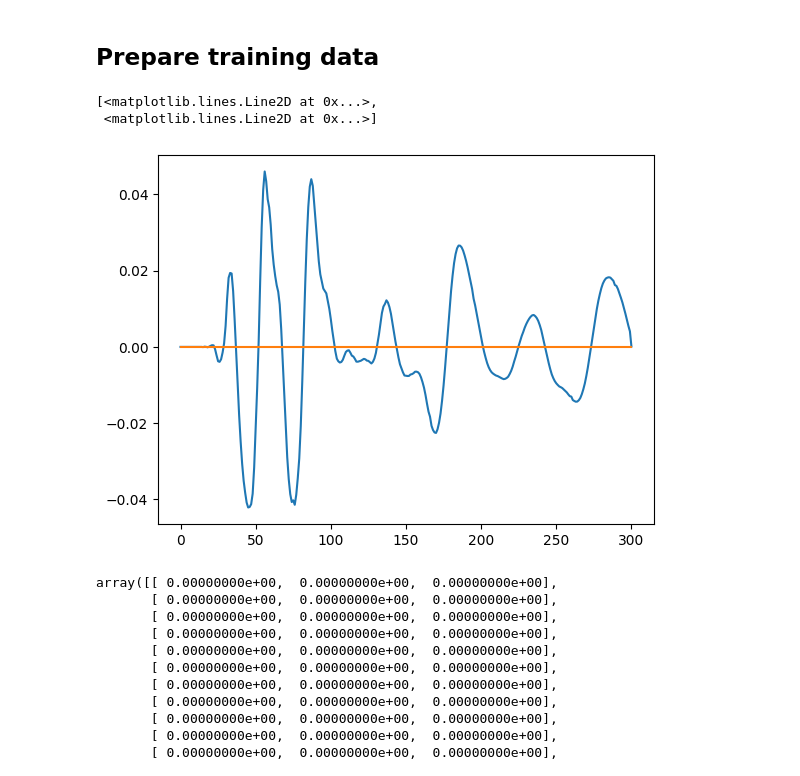
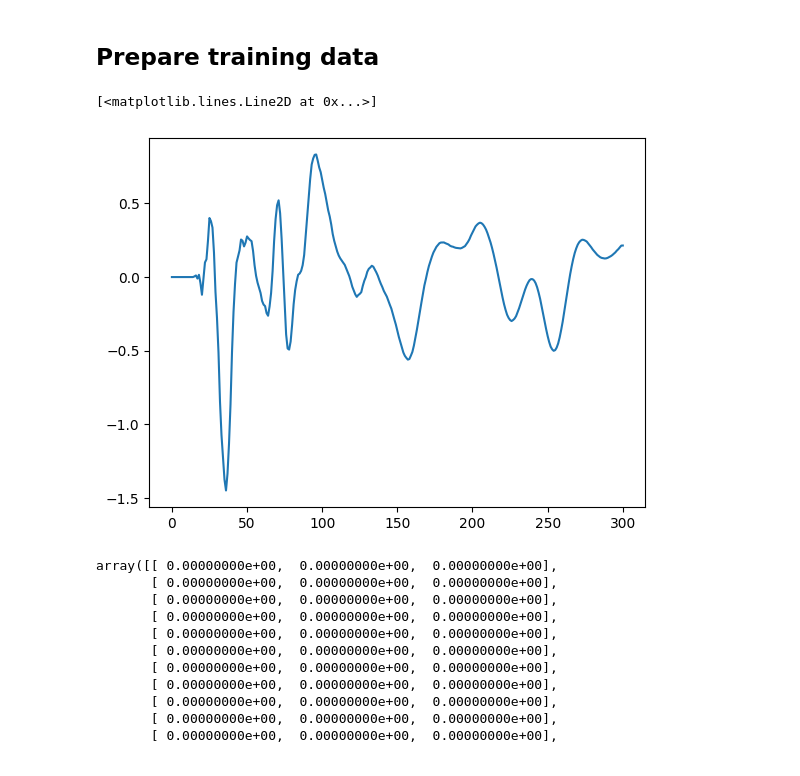
Before and after one commit to tonyhoVN/GNN_Dyna, a Jupyter notebook: temp/test_GNN.ipynb, the cells around one changed output. Cells and saved outputs as stored; diff of their text form; code cells hidden in the pictures.

```diff
--- a/temp/test_GNN.ipynb
+++ b/temp/test_GNN.ipynb
@@ -273,32 +277,31 @@ total_energy = model.results.global_total_energy.eval()
 time = np.array(model.metadata.time_freq_support.time_frequencies.data)/1000 # second unit
 delta_t = time[1:] - time[:-1]
 # %%
-node_id = [50, 51]
+node_id = [40]
 acceleration = []
 for time_ind in range(len(time)-1):
     # average (ax,ay,az) of nodes in head (ax,ay,az)
     acc_head_nodes = []
     for (id_ind, id) in enumerate(node_id):
-        acc_node_t = displacement_fc[time_ind].get_entity_data_by_id(id).squeeze()
-        acc_node_t1 = displacement_fc[time_ind+1].get_entity_data_by_id(id).squeeze()
-        acc_node = (acc_node_t1 - acc_node_t)
+        acc_node_t = velocity_fc[time_ind].get_entity_data_by_id(id).squeeze()
+        acc_node_t1 = velocity_fc[time_ind+1].get_entity_data_by_id(id).squeeze()
+        acc_node = (acc_node_t1) # mm/ms^2 unit
         # acc_node_magnitude = np.linalg.norm(acc_node)
         acc_node_magnitude = acc_node[2]
         acc_head_nodes.append(acc_node_magnitude)
 
     # acc_avg = np.linalg.norm(acc_head_nodes_avg) # mm/ms^2 unit
     # acc_avg = acc_avg/(9.8E-3) # gravity unit
     # print(acc_head_nodes)
     acceleration.append(acc_head_nodes)
 
 acc = np.array(acceleration) # convert to np
 # print(acc)
 import matplotlib.pyplot as plt
 plt.plot(acc)
 # %% [output]
-[<matplotlib.lines.Line2D at 0x...>,
- <matplotlib.lines.Line2D at 0x...>]
+[<matplotlib.lines.Line2D at 0x...>]
-[figure, old version]
+[figure, new version]
 # %%
 acc
 # %% [output]
```
Also changed, not shown: parts of 2 cells of this notebook, 18 other files.
